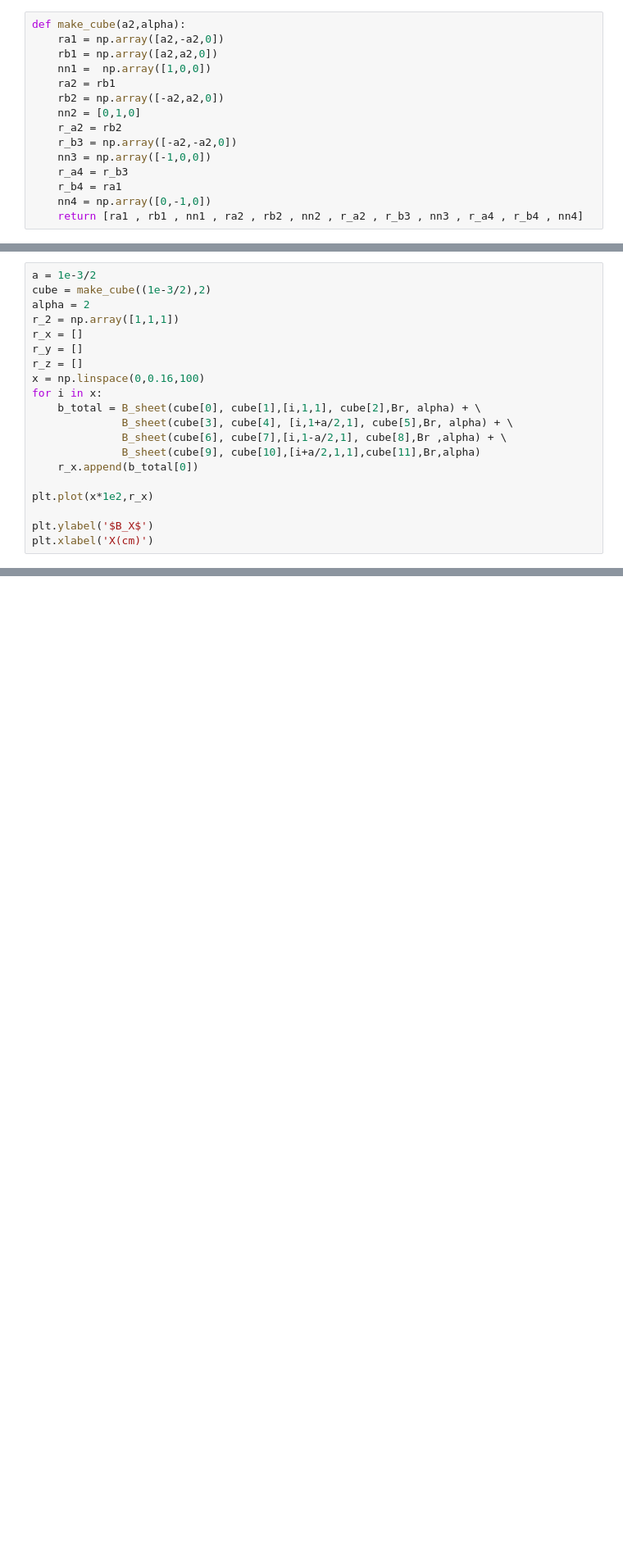
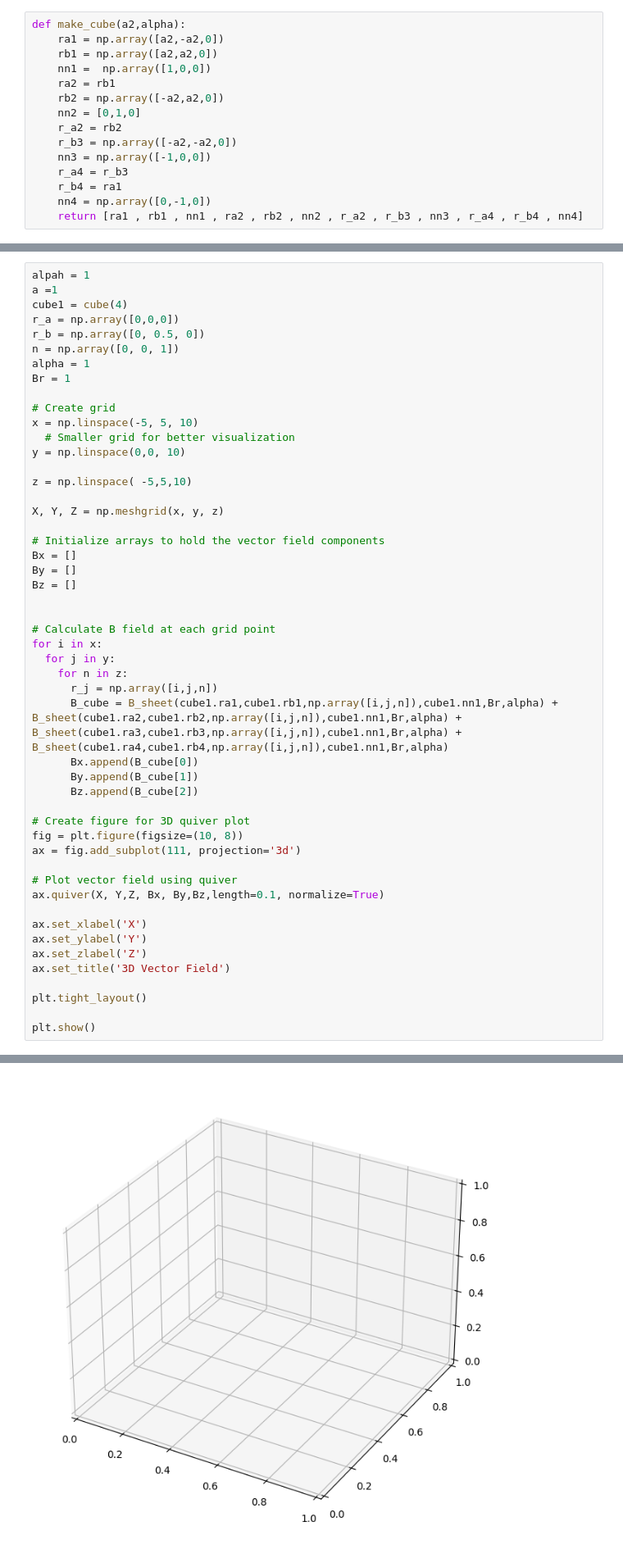
Before and after one commit to benfox4543/YB-zeeman-slower, a Jupyter notebook: mag_prof.ipynb, the cells around one changed output, grey strips where cells are left out. Shown at 82% size. Drawn from its saved outputs; the diff is of its cells as text; blank space fills up the shorter version.

```diff
--- a/mag_prof.ipynb
+++ b/mag_prof.ipynb
@@ -168,20 +167,0 @@ plt.show()
-# %%
-a = 1e-3/2
-cube = make_cube((1e-3/2),2)
-alpha = 2
-r_2 = np.array([1,1,1])
-r_x = []
-r_y = []
-r_z = []
-x = np.linspace(0,0.16,100)
-for i in x:
-    b_total = B_sheet(cube[0], cube[1],[i,1,1], cube[2],Br, alpha) + \
-              B_sheet(cube[3], cube[4], [i,1+a/2,1], cube[5],Br, alpha) + \
-              B_sheet(cube[6], cube[7],[i,1-a/2,1], cube[8],Br ,alpha) + \
-              B_sheet(cube[9], cube[10],[i+a/2,1,1],cube[11],Br,alpha)
-    r_x.append(b_total[0])
-
-plt.plot(x*1e2,r_x)
-
-plt.ylabel('$B_X$')
-plt.xlabel('X(cm)')
@@ -211,0 +189,51 @@ array([-46900.8300641 , -46900.8300172 , -46900.83001722])
+# %%
+alpah = 1
+a =1
+cube1 = cube(4)
+r_a = np.array([0,0,0])
+r_b = np.array([0, 0.5, 0])
+n = np.array([0, 0, 1])
+alpha = 1
+Br = 1
+
+# Create grid
+x = np.linspace(-5, 5, 10)
+  # Smaller grid for better visualization
+y = np.linspace(0,0, 10)
+
+z = np.linspace( -5,5,10)
+
+X, Y, Z = np.meshgrid(x, y, z)
+
+# Initialize arrays to hold the vector field components
+Bx = []
+By = []
+Bz = []
+
+
+# Calculate B field at each grid point
+for i in x:
+  for j in y:
+    for n in z:
+      r_j = np.array([i,j,n])
+      B_cube = B_sheet(cube1.ra1,cube1.rb1,np.array([i,j,n]),cube1.nn1,Br,alpha) +  B_sheet(cube1.ra2,cube1.rb2,np.array([i,j,n]),cube1.nn1,Br,alpha) + B_sheet(cube1.ra3,cube1.rb3,np.array([i,j,n]),cube1.nn1,Br,alpha) + B_sheet(cube1.ra4,cube1.rb4,np.array([i,j,n]),cube1.nn1,Br,alpha)
+      Bx.append(B_cube[0])
+      By.append(B_cube[1])
+      Bz.append(B_cube[2])
+
+# Create figure for 3D quiver plot
+fig = plt.figure(figsize=(10, 8))
+ax = fig.add_subplot(111, projection='3d')
+
+# Plot vector field using quiver
+ax.quiver(X, Y,Z, Bx, By,Bz,length=0.1, normalize=True)
+
+ax.set_xlabel('X')
+ax.set_ylabel('Y')
+ax.set_zlabel('Z')
+ax.set_title('3D Vector Field')
+
+plt.tight_layout()
+
+plt.show()
+# %% [output]
@@ -211,0 +241 @@ array([-46900.8300641 , -46900.8300172 , -46900.83001722])
+[figure, added]
```
Also changed, not shown: parts of 14 cells of this notebook, 1 other file.
